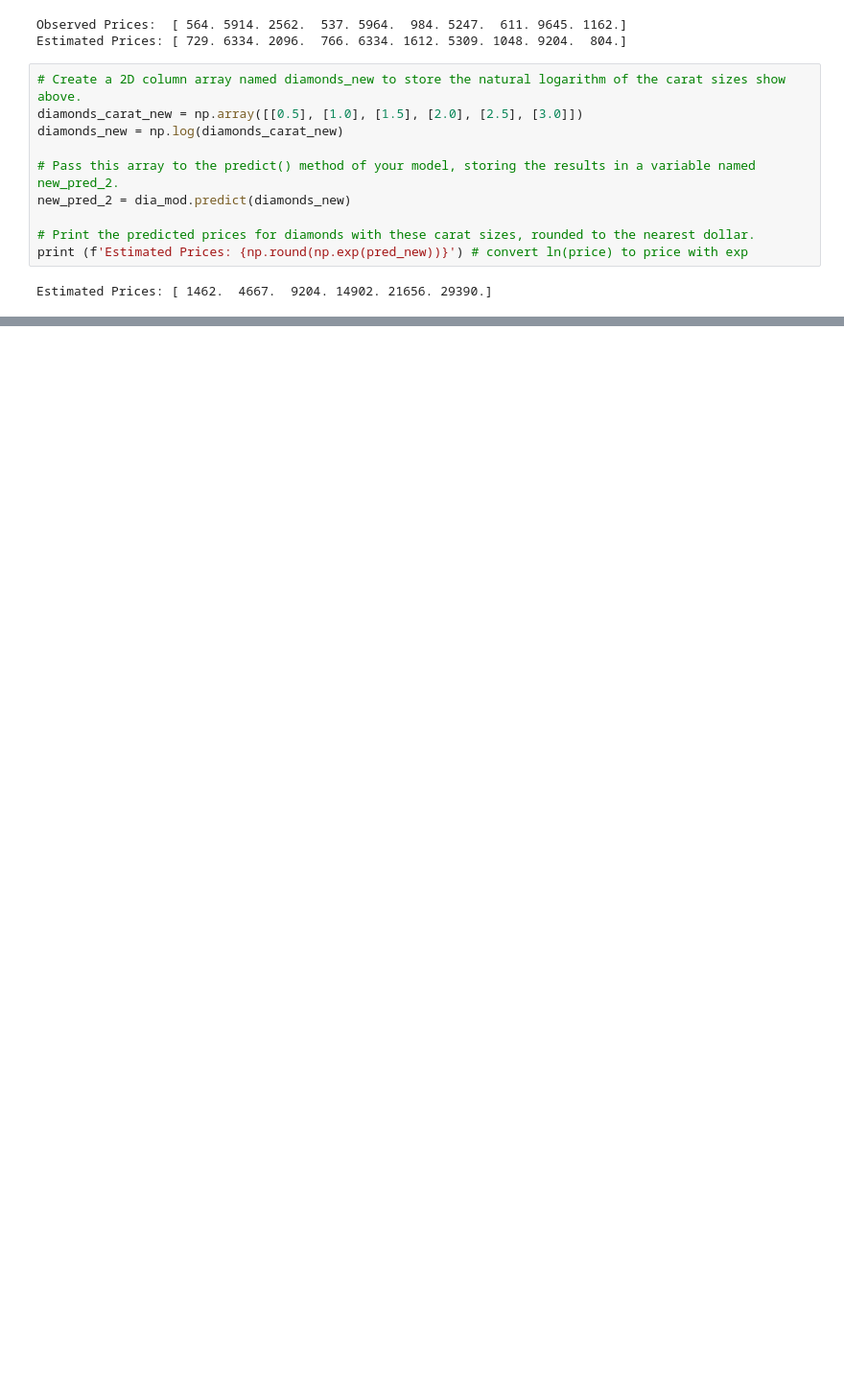
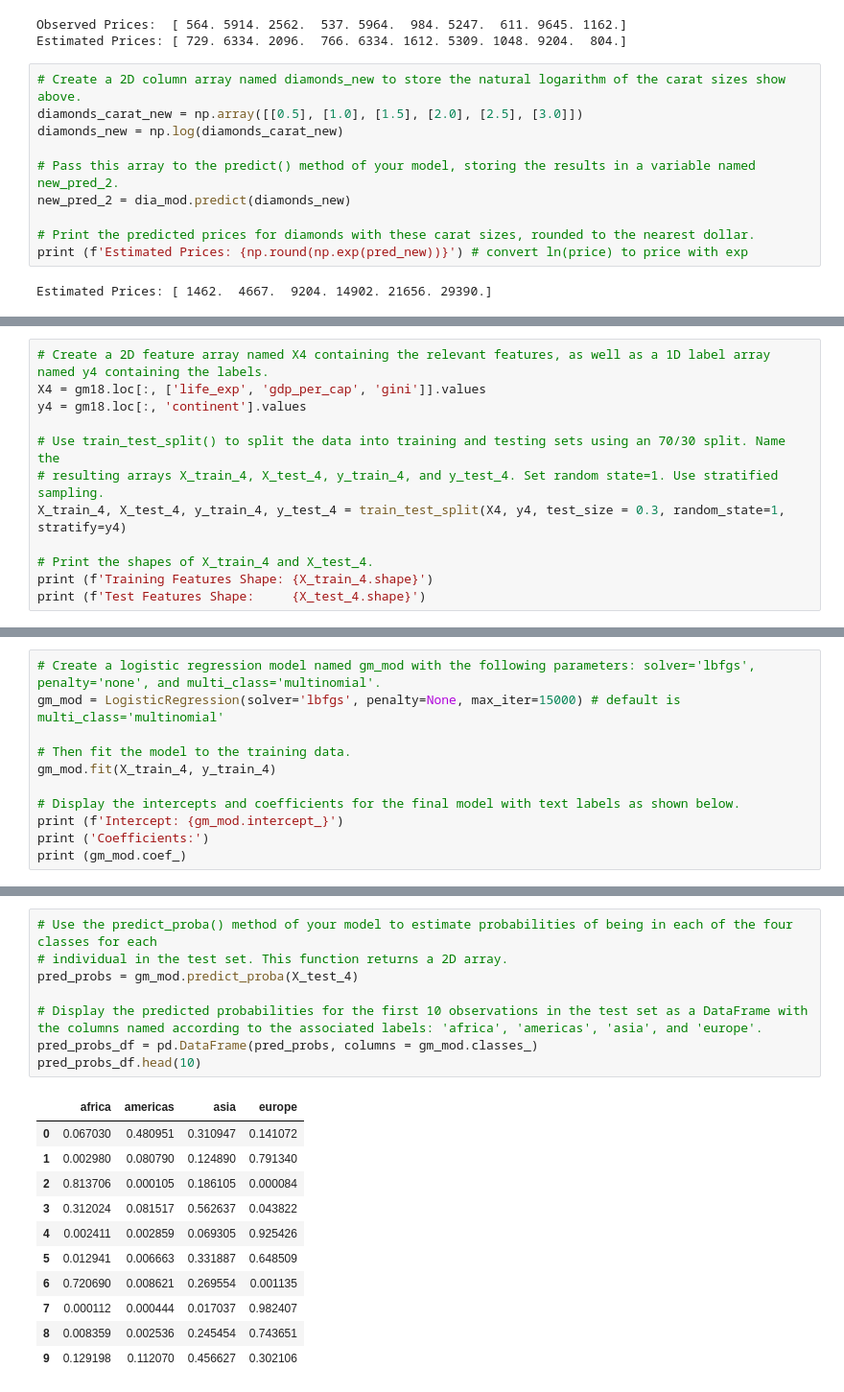
Before and after one commit to slylockfox/Maryville-DSCI-503-2, a Jupyter notebook: HW_07_Snyder.ipynb, the cells around one changed output, grey strips where cells are left out. Shown at 96% size. Saved outputs shown, nothing was run; the diff lists cells and outputs as text; blank space fills up the shorter version.

Commit message:
hw 7 prob 4

```diff
--- a/HW_07_Snyder.ipynb
+++ b/HW_07_Snyder.ipynb
@@ -206,0 +330,12 @@ Estimated Prices: [ 1462.  4667.  9204. 14902. 21656. 29390.]
+# %%
+# Create a 2D feature array named X4 containing the relevant features, as well as a 1D label array named y4 containing the labels.
+X4 = gm18.loc[:, ['life_exp', 'gdp_per_cap', 'gini']].values
+y4 = gm18.loc[:, 'continent'].values
+
+# Use train_test_split() to split the data into training and testing sets using an 70/30 split. Name the
+# resulting arrays X_train_4, X_test_4, y_train_4, and y_test_4. Set random state=1. Use stratified sampling.
+X_train_4, X_test_4, y_train_4, y_test_4 = train_test_split(X4, y4, test_size = 0.3, random_state=1, stratify=y4)
+
+# Print the shapes of X_train_4 and X_test_4.
+print (f'Training Features Shape: {X_train_4.shape}')
+print (f'Test Features Shape:     {X_test_4.shape}')
@@ -206,0 +345,11 @@ Estimated Prices: [ 1462.  4667.  9204. 14902. 21656. 29390.]
+# %%
+# Create a logistic regression model named gm_mod with the following parameters: solver='lbfgs', penalty='none', and multi_class='multinomial'.
+gm_mod = LogisticRegression(solver='lbfgs', penalty=None, max_iter=15000) # default is multi_class='multinomial'
+
+# Then fit the model to the training data.
+gm_mod.fit(X_train_4, y_train_4)
+
+# Display the intercepts and coefficients for the final model with text labels as shown below.
+print (f'Intercept: {gm_mod.intercept_}')
+print ('Coefficients:')
+print (gm_mod.coef_)
@@ -206,0 +373,20 @@ Estimated Prices: [ 1462.  4667.  9204. 14902. 21656. 29390.]
+# %%
+# Use the predict_proba() method of your model to estimate probabilities of being in each of the four classes for each
+# individual in the test set. This function returns a 2D array.
+pred_probs = gm_mod.predict_proba(X_test_4)
+
+# Display the predicted probabilities for the first 10 observations in the test set as a DataFrame with the columns named according to the associated labels: 'africa', 'americas', 'asia', and 'europe'.
+pred_probs_df = pd.DataFrame(pred_probs, columns = gm_mod.classes_)
+pred_probs_df.head(10)
+# %% [output]
+|  | africa | americas | asia | europe |
+| 0 | 0.067030 | 0.480951 | 0.310947 | 0.141072 |
+| 1 | 0.002980 | 0.080790 | 0.124890 | 0.791340 |
+| 2 | 0.813706 | 0.000105 | 0.186105 | 0.000084 |
+| 3 | 0.312024 | 0.081517 | 0.562637 | 0.043822 |
+| 4 | 0.002411 | 0.002859 | 0.069305 | 0.925426 |
+| 5 | 0.012941 | 0.006663 | 0.331887 | 0.648509 |
+| 6 | 0.720690 | 0.008621 | 0.269554 | 0.001135 |
+| 7 | 0.000112 | 0.000444 | 0.017037 | 0.982407 |
+| 8 | 0.008359 | 0.002536 | 0.245454 | 0.743651 |
+| 9 | 0.129198 | 0.112070 | 0.456627 | 0.302106 |
```
Also changed, not shown: parts of 18 cells of this notebook.
